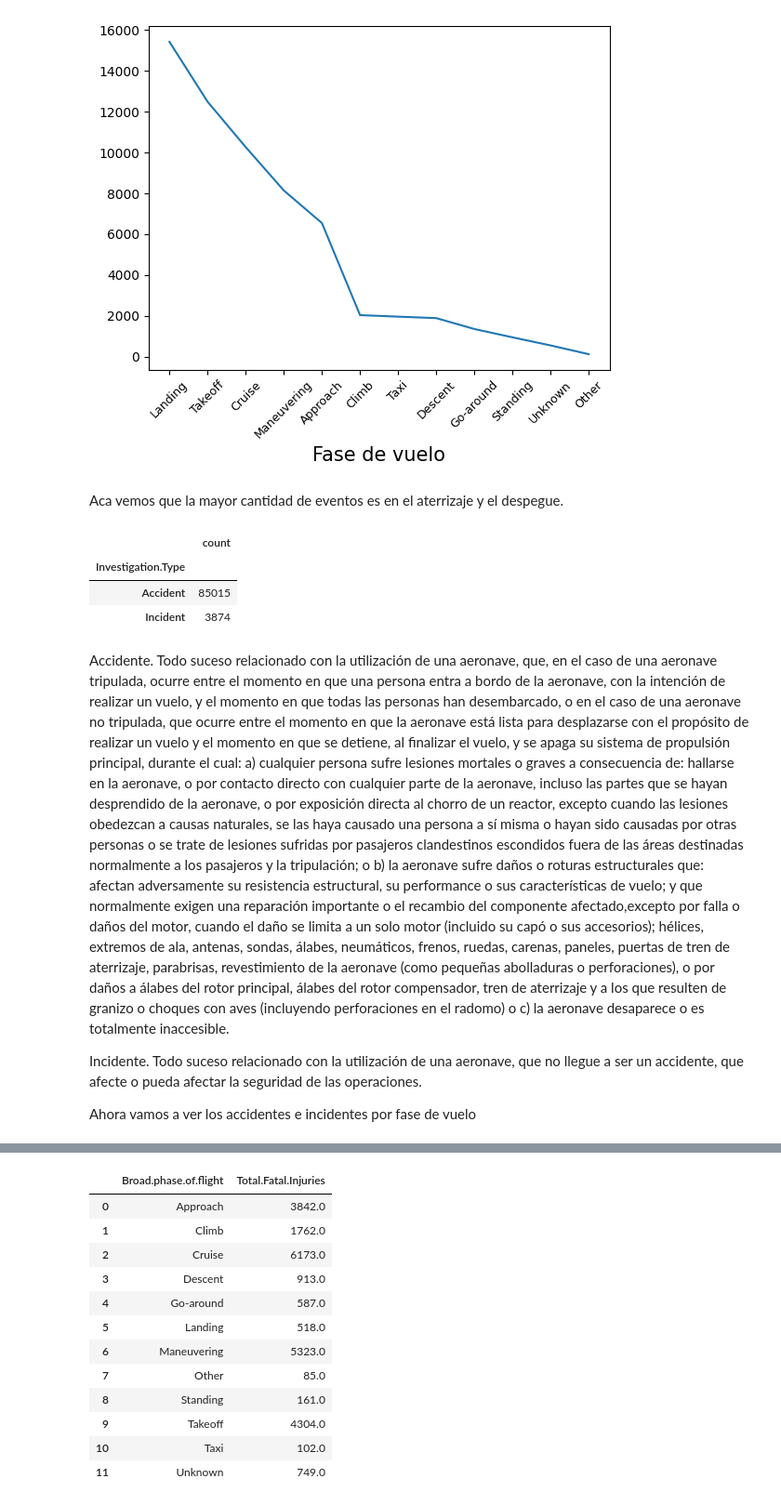
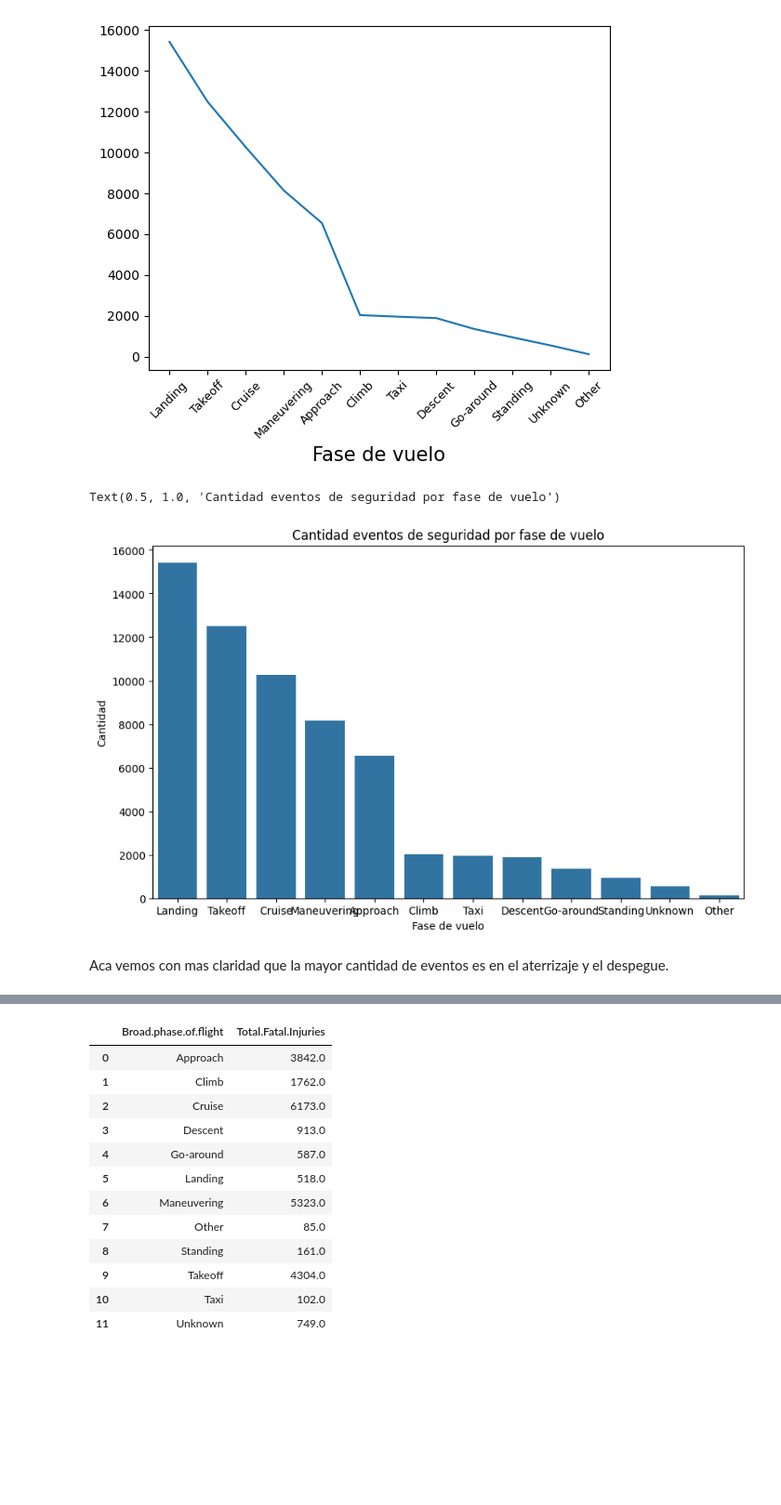
Before and after one commit to andres408/proyectos-coder, a Jupyter notebook: Visualizacion+Zabala.ipynb, the cells around one changed output, grey strips where cells are left out. Shown: that part at 93% size. Saved outputs shown, nothing was run; the diff lists cells and outputs as text; code cells hidden in the pictures; blank space fills up the shorter version.

```diff
--- a/Visualizacion+Zabala.ipynb
+++ b/Visualizacion+Zabala.ipynb
@@ -58,27 +84,12 @@ plt.xticks(rotation=45,fontsize=9)
 plt.show()
 # %% [output]
 [figure]
+# %%
+plt.figure(figsize=(10,6))
+sns.barplot(data=df_fase_de_vuelo_cantidad_eventos, x='Fase de vuelo', y='Cantidad')
+plt.title('Cantidad eventos de seguridad por fase de vuelo')
+# %% [output]
+Text(0.5, 1.0, 'Cantidad eventos de seguridad por fase de vuelo')
+[figure, added]
 # %% [markdown]
-Aca vemos que la mayor cantidad de eventos es en el aterrizaje y el despegue.
+Aca vemos con mas claridad que la mayor cantidad de eventos es en el aterrizaje y el despegue.
-# %%
-df_tipo_evento = pd.DataFrame(df['Investigation.Type'].value_counts())
-df_tipo_evento
-# %% [output]
-|  | count |
-| Investigation.Type |  |
-| Accident | 85015 |
-| Incident | 3874 |
-# %% [markdown]
-Accidente. Todo suceso relacionado con la utilización de una aeronave, que, en el caso de una aeronave tripulada, ocurre entre el momento en que una persona entra a bordo de la aeronave, con la intención de realizar un vuelo, y el momento en que todas las personas han desembarcado, o en el caso de una aeronave no tripulada, que ocurre entre el momento en que la aeronave está lista para desplazarse con el propósito de realizar un vuelo y el momento en que se detiene, al finalizar el vuelo, y se apaga su sistema de propulsión principal, durante el cual:
-a) cualquier persona sufre lesiones mortales o graves a consecuencia de:
-    hallarse en la aeronave, o
-    por contacto directo con cualquier parte de la aeronave, incluso las partes que se hayan desprendido de la aeronave, o
-    por exposición directa al chorro de un reactor,
-excepto cuando las lesiones obedezcan a causas naturales, se las haya causado una persona a sí misma o hayan sido causadas por otras personas o se trate de lesiones sufridas por pasajeros clandestinos escondidos fuera de las áreas destinadas normalmente a los pasajeros y la tripulación; o
-b) la aeronave sufre daños o roturas estructurales que:
-    afectan adversamente su resistencia estructural, su performance o sus características de vuelo; y que normalmente exigen una reparación importante o el recambio del componente afectado,excepto por falla o daños del motor, cuando el daño se limita a un solo motor (incluido su capó o sus accesorios); hélices, extremos de ala, antenas, sondas, álabes, neumáticos, frenos, ruedas, carenas, paneles, puertas de tren de aterrizaje, parabrisas, revestimiento de la aeronave (como pequeñas abolladuras o perforaciones), o por daños a álabes del rotor principal, álabes del rotor compensador, tren de aterrizaje y a los que resulten de granizo o choques con aves (incluyendo perforaciones en el radomo) o
-c) la aeronave desaparece o es totalmente inaccesible.
-
-Incidente. Todo suceso relacionado con la utilización de una aeronave, que no llegue a ser un accidente, que afecte o pueda afectar la seguridad de las operaciones.
-
-Ahora vamos a ver los accidentes e incidentes por fase de vuelo
```
Also changed, not shown: parts of 9 cells of this notebook.
